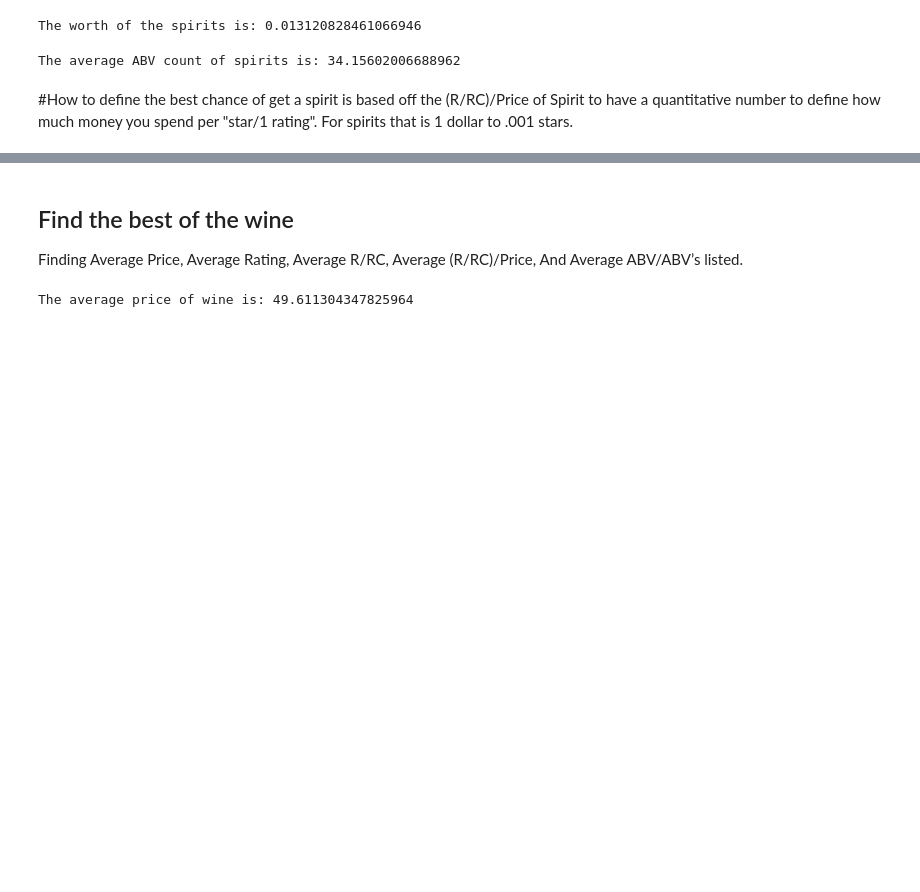
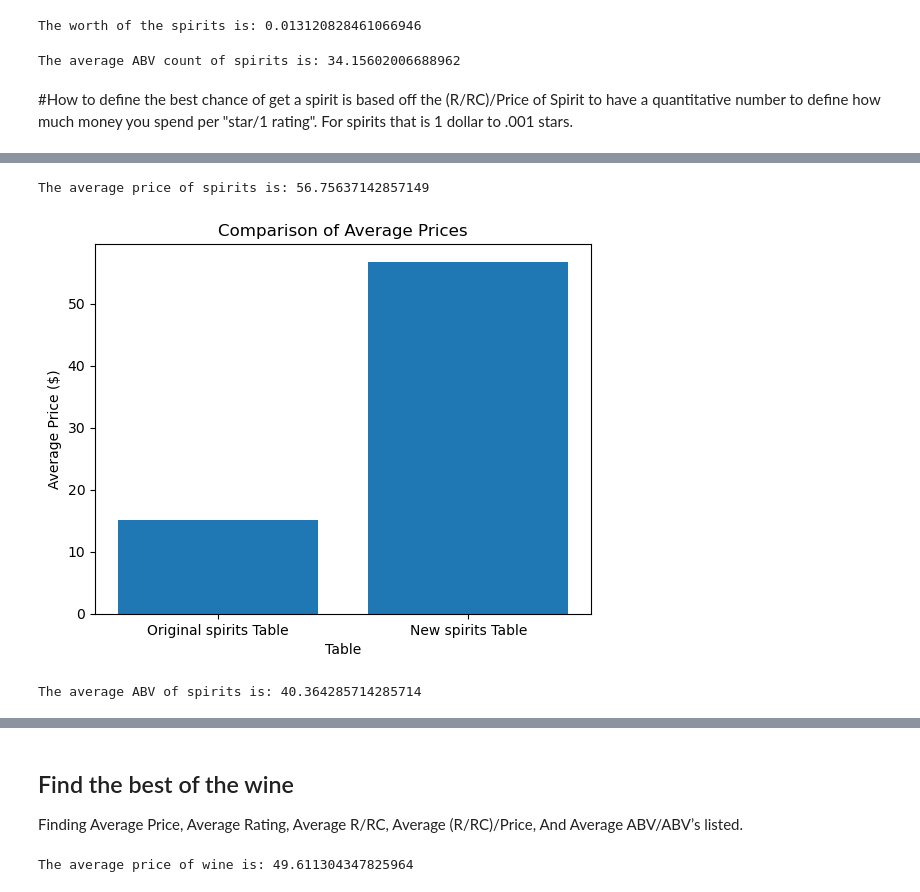
Before and after one commit to JShields07/Project-2-folder, a Jupyter notebook: Main file.ipynb, the cells around one changed output, grey strips where cells are left out. Cells and saved outputs as stored; diff of their text form; code cells hidden in the pictures; blank space fills up the shorter version.

```diff
--- a/Main file.ipynb
+++ b/Main file.ipynb
@@ -253,0 +344,54 @@ The average ABV count of spirits is: 34.15602006688962
+# %%
+# Generate random spirits
+new_spirits = []
+for _ in range(num_new_spirits):
+    spirit_name = np.random.choice(spirit_names)
+    country = np.random.choice(countries)
+    brand = np.random.choice(brands)
+    category = np.random.choice(categories)
+    tasting_note = np.random.choice(tasting_notes)
+    abv = np.round(np.random.uniform(abv_range[0], abv_range[1]))
+    base_ing = np.random.choice(base_ingredient)
+    years_aged = np.random.randint(years_aged_range[0], years_aged_range[1] + 1)  # Add 1 to include the upper limit
+    rating = np.round(np.random.uniform(rating_range[0], rating_range[1]), 1)
+    rate_count = np.random.randint(rate_count_range[0], rate_count_range[1])
+    price = np.round(np.random.uniform(price_range[0], price_range[1]), 2)
+
+    new_spirits.append([
+        spirit_name, country, brand, category, tasting_note, abv, base_ing, years_aged,
+        rating, rate_count, price, volume, description
+    ])
+# %%
+# Create a new DataFrame with the generated spirits
+new_spirits_df = pd.DataFrame(
+    new_spirits,
+    columns=['Name', 'Country', 'Brand', 'Categories', 'Tasting Notes', 'ABV', 'Base Ingredient', 'Years Aged',
+             'Rating', 'Rate Count', 'Price', 'Volume', 'Description']
+)
+# %%
+#Find average price of new spirits table
+spirits_average_price = new_spirits_df['Price'].mean()
+print("The average price of spirits is:", spirits_average_price)
+# %% [output]
+The average price of spirits is: 56.75637142857149
+# %%
+# Data for Avg Price comparison
+categories = ['Original spirits Table', 'New spirits Table']
+average_prices = [spirits_avg_price, spirits_average_price]
+
+# Plotting the chart
+plt.bar(categories, average_prices)
+plt.xlabel('Table')
+plt.ylabel('Average Price ($)')
+plt.title('Comparison of Average Prices')
+
+# Display the chart
+plt.show()
+# %% [output]
+[figure, added]
+# %%
+#Find average ABV of new spirits table
+spirits_average_abv = new_spirits_df['ABV'].mean()
+print("The average ABV of spirits is:", spirits_average_abv)
+# %% [output]
+The average ABV of spirits is: 40.364285714285714
```
Also changed, not shown: parts of 30 cells of this notebook, 3 other files.
